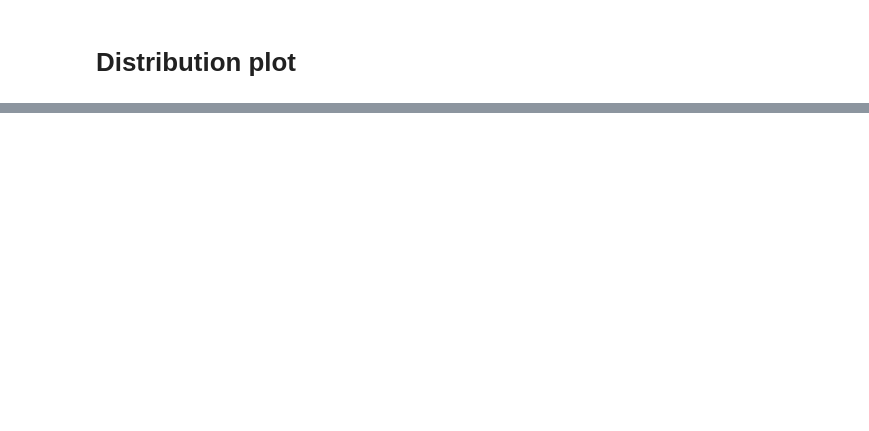
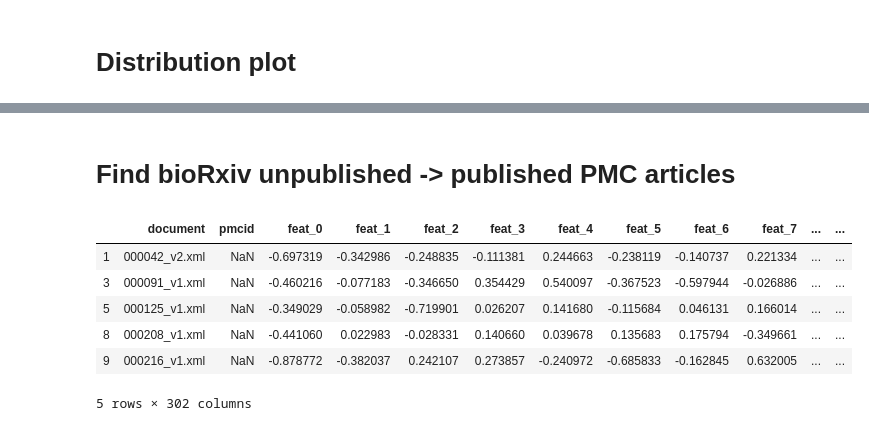
Before and after one commit to greenelab/annorxiver, a Jupyter notebook: biorxiv/article_distances/biorxiv_article_distances.ipynb, the cells around one changed output, grey strips where cells are left out. Saved outputs shown, nothing was run; the diff lists cells and outputs as text; code cells hidden in the pictures; blank space fills up the shorter version.

Commit message:
Uploading article matches checkpoint

```diff
--- a/biorxiv/article_distances/biorxiv_article_distances.ipynb
+++ b/biorxiv/article_distances/biorxiv_article_distances.ipynb
@@ -313,0 +309,16 @@ print(g)
+# %% [markdown]
+# Find bioRxiv unpublished ->  published PMC articles
+# %%
+biorxiv_unpublished = (
+    biorxiv_journal_mapped_df
+    .query("pmcid.isnull()")
+)
+biorxiv_unpublished.head()
+# %% [output]
+|  | document | pmcid | feat_0 | feat_1 | feat_2 | feat_3 | feat_4 | feat_5 | feat_6 | feat_7 | ... | ... |
+| 1 | 000042_v2.xml | NaN | -0.697319 | -0.342986 | -0.248835 | -0.111381 | 0.244663 | -0.238119 | -0.140737 | 0.221334 | ... | ... |
+| 3 | 000091_v1.xml | NaN | -0.460216 | -0.077183 | -0.346650 | 0.354429 | 0.540097 | -0.367523 | -0.597944 | -0.026886 | ... | ... |
+| 5 | 000125_v1.xml | NaN | -0.349029 | -0.058982 | -0.719901 | 0.026207 | 0.141680 | -0.115684 | 0.046131 | 0.166014 | ... | ... |
+| 8 | 000208_v1.xml | NaN | -0.441060 | 0.022983 | -0.028331 | 0.140660 | 0.039678 | 0.135683 | 0.175794 | -0.349661 | ... | ... |
+| 9 | 000216_v1.xml | NaN | -0.878772 | -0.382037 | 0.242107 | 0.273857 | -0.240972 | -0.685833 | -0.162845 | 0.632005 | ... | ... |
+5 rows × 302 columns
```
Also changed, not shown: parts of 9 cells of this notebook, 4 other files.
